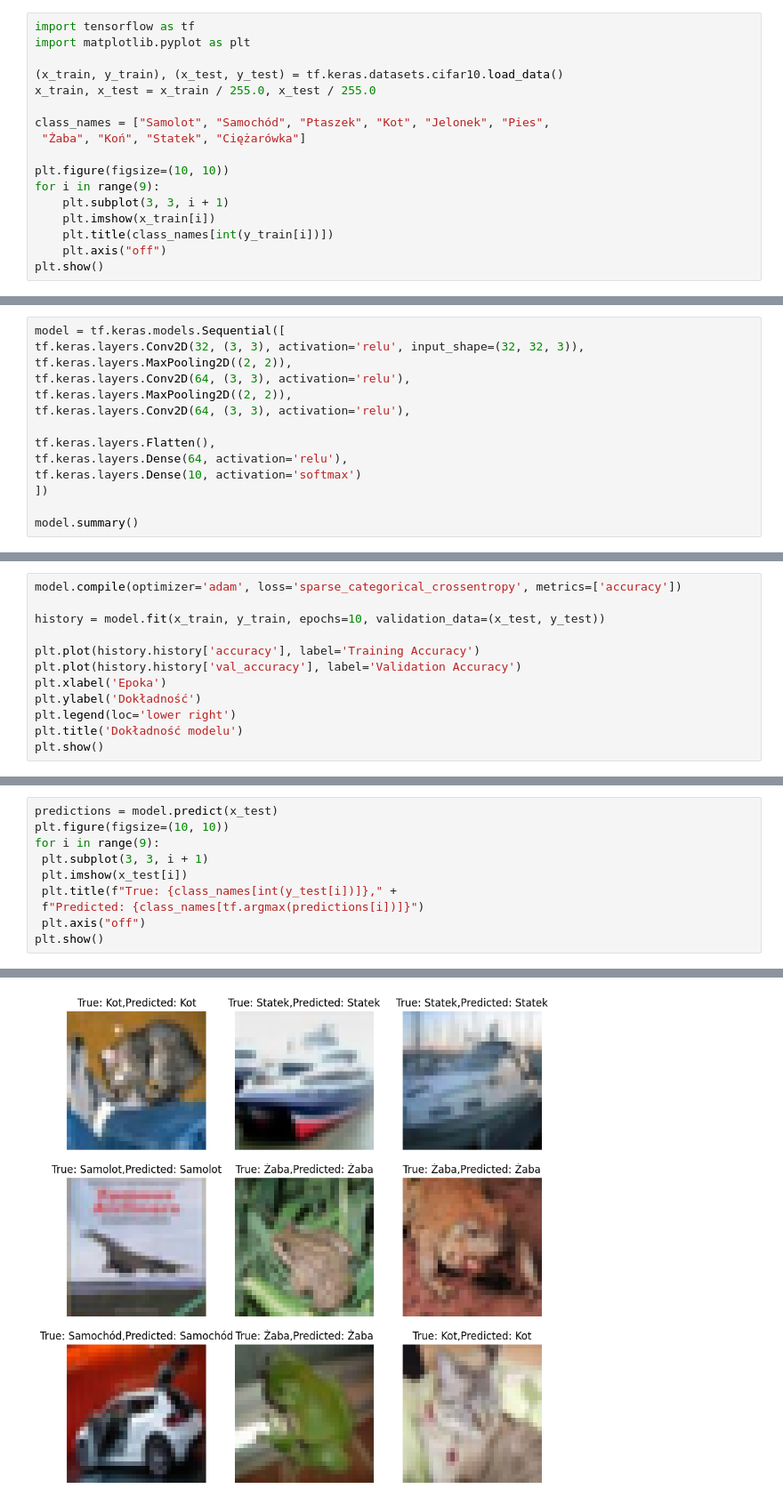
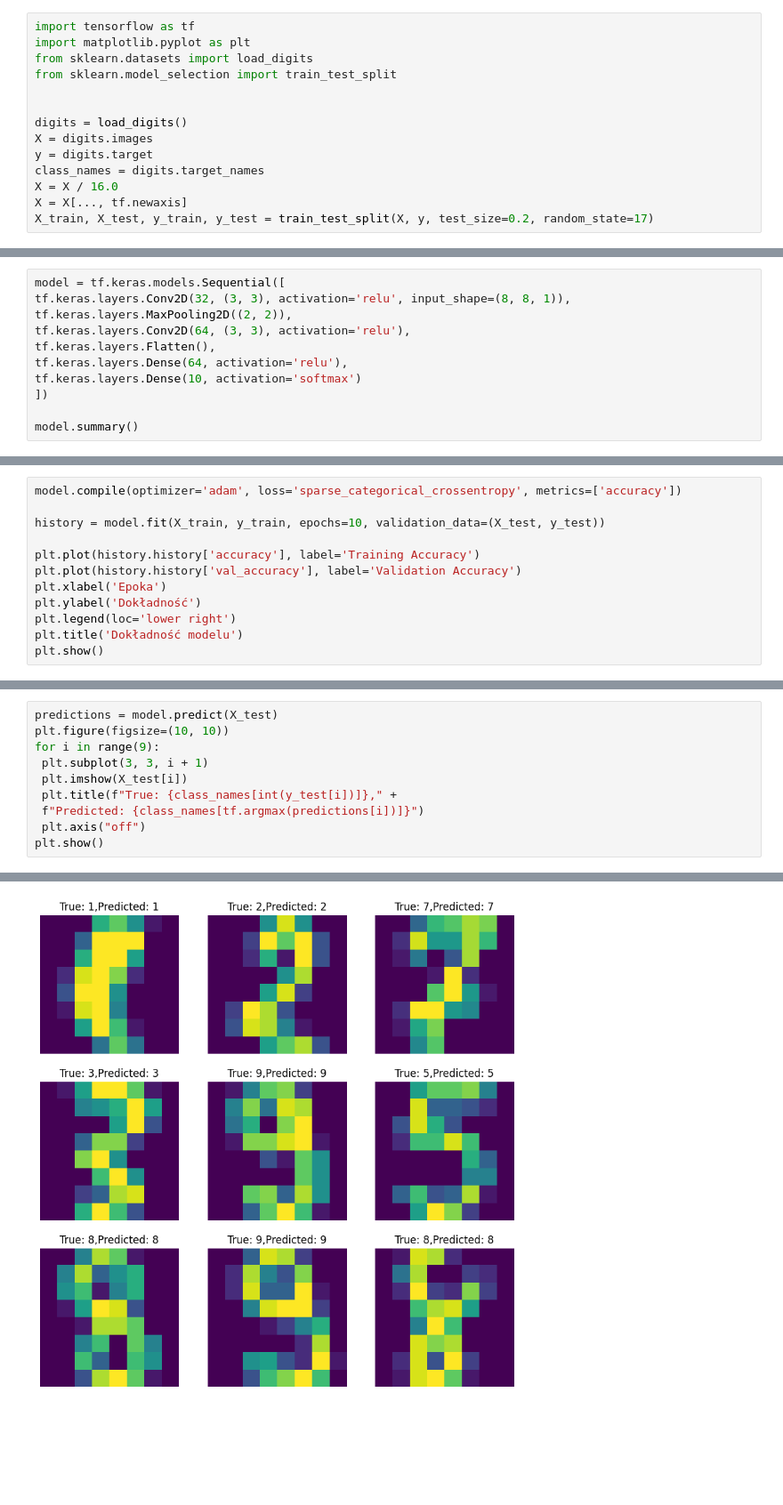
Before and after one commit to filipossowski/python.intro, a Jupyter notebook: Artificial Networks/Konwolucyjne_sieci_neuronowe.ipynb, the cells around one changed output, grey strips where cells are left out. Shown at 89% size. Cells and saved outputs as stored; diff of their text form; blank space fills up the shorter version.

```diff
--- a/Artificial Networks/Konwolucyjne_sieci_neuronowe.ipynb
+++ b/Artificial Networks/Konwolucyjne_sieci_neuronowe.ipynb
@@ -1,17 +6,14 @@
 # %%
 import tensorflow as tf
 import matplotlib.pyplot as plt
+from sklearn.datasets import load_digits
+from sklearn.model_selection import train_test_split
 
-(x_train, y_train), (x_test, y_test) = tf.keras.datasets.cifar10.load_data()
-x_train, x_test = x_train / 255.0, x_test / 255.0
 
-class_names = ["Samolot", "Samochód", "Ptaszek", "Kot", "Jelonek", "Pies",
- "Żaba", "Koń", "Statek", "Ciężarówka"]
-
-plt.figure(figsize=(10, 10))
-for i in range(9):
-    plt.subplot(3, 3, i + 1)
-    plt.imshow(x_train[i])
-    plt.title(class_names[int(y_train[i])])
-    plt.axis("off")
-plt.show()
+digits = load_digits()
+X = digits.images
+y = digits.target
+class_names = digits.target_names
+X = X / 16.0
+X = X[..., tf.newaxis]
+X_train, X_test, y_train, y_test = train_test_split(X, y, test_size=0.2, random_state=17)
@@ -20,11 +20,8 @@ plt.show()
 # %%
 model = tf.keras.models.Sequential([
-tf.keras.layers.Conv2D(32, (3, 3), activation='relu', input_shape=(32, 32, 3)),
+tf.keras.layers.Conv2D(32, (3, 3), activation='relu', input_shape=(8, 8, 1)),
 tf.keras.layers.MaxPooling2D((2, 2)),
 tf.keras.layers.Conv2D(64, (3, 3), activation='relu'),
-tf.keras.layers.MaxPooling2D((2, 2)),
-tf.keras.layers.Conv2D(64, (3, 3), activation='relu'),
-
 tf.keras.layers.Flatten(),
 tf.keras.layers.Dense(64, activation='relu'),
 tf.keras.layers.Dense(10, activation='softmax')
@@ -58,7 +51,7 @@ Model: "sequential_4"
 # %%
 model.compile(optimizer='adam', loss='sparse_categorical_crossentropy', metrics=['accuracy'])
 
-history = model.fit(x_train, y_train, epochs=10, validation_data=(x_test, y_test))
+history = model.fit(X_train, y_train, epochs=10, validation_data=(X_test, y_test))
 
 plt.plot(history.history['accuracy'], label='Training Accuracy')
 plt.plot(history.history['val_accuracy'], label='Validation Accuracy')
@@ -98,9 +91,9 @@ Test accuracy: 0.7107999920845032
 # %%
-predictions = model.predict(x_test)
+predictions = model.predict(X_test)
 plt.figure(figsize=(10, 10))
 for i in range(9):
  plt.subplot(3, 3, i + 1)
- plt.imshow(x_test[i])
+ plt.imshow(X_test[i])
  plt.title(f"True: {class_names[int(y_test[i])]}," +
  f"Predicted: {class_names[tf.argmax(predictions[i])]}")
  plt.axis("off")
@@ -110 +103 @@ plt.show()
-[figure, old version]
+[figure, new version]
```
Also changed, not shown: parts of 11 cells of this notebook.
